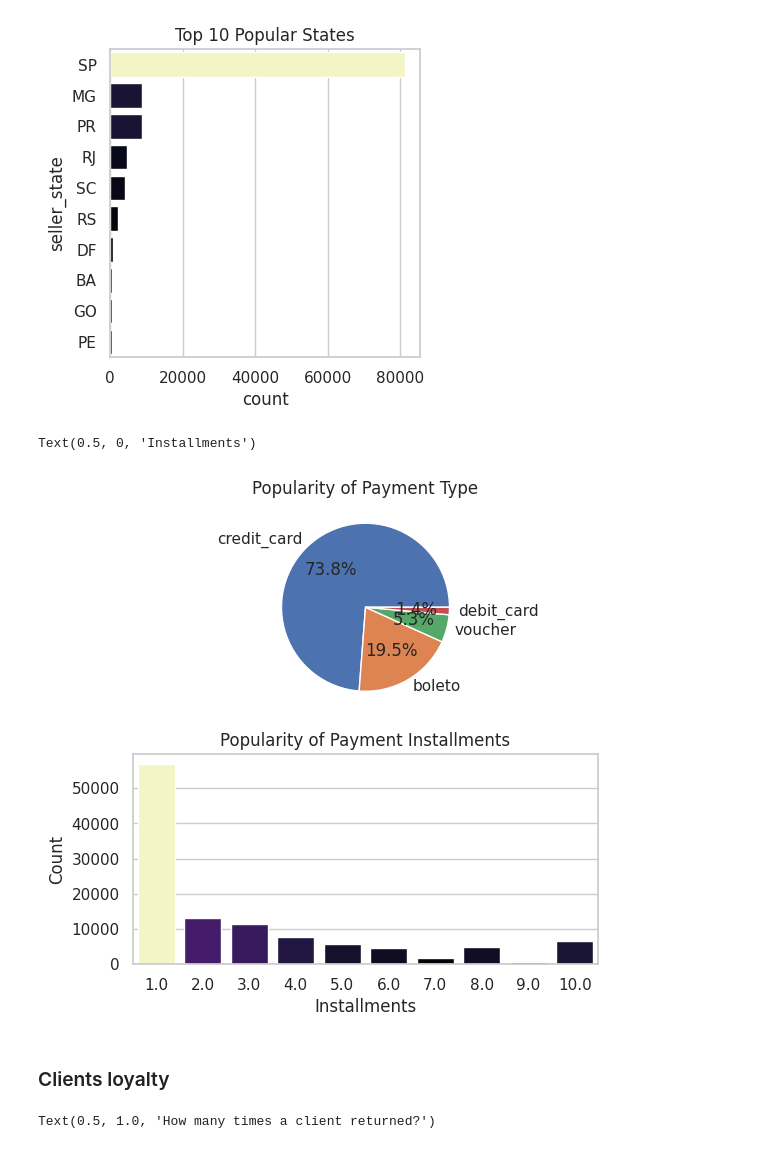
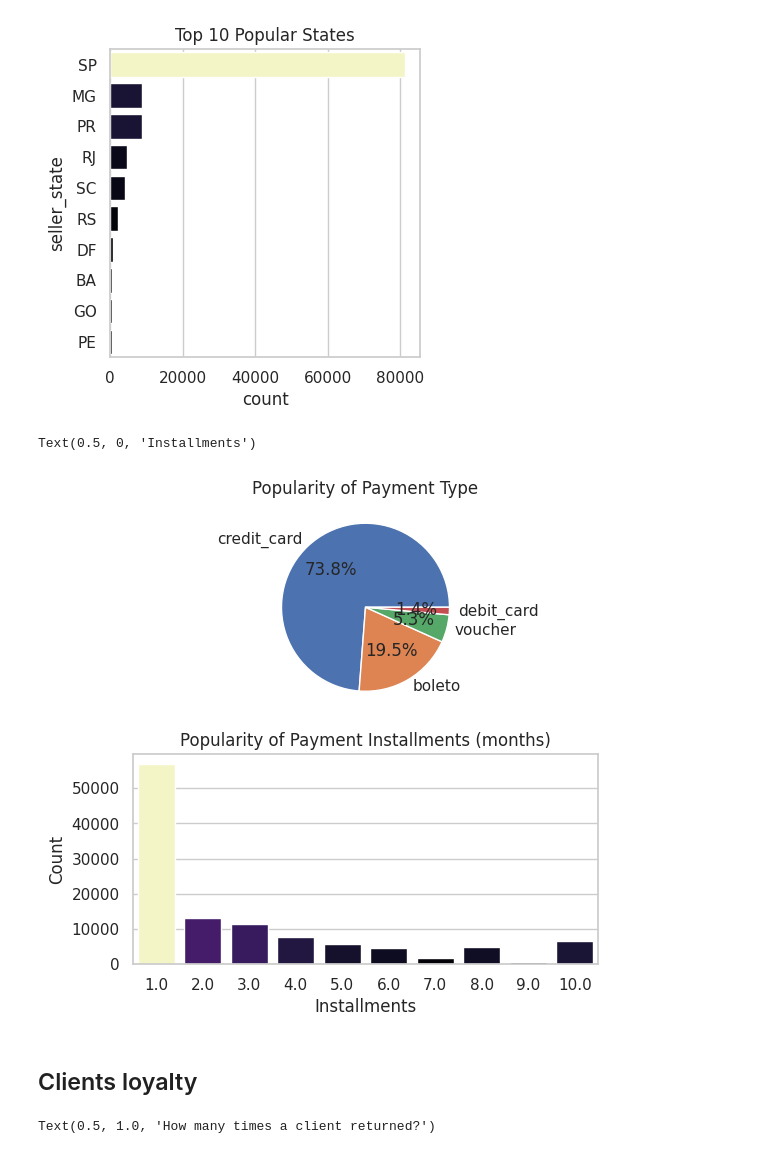
Before and after one commit to SaruboDev/Portfolio-Projects, a Jupyter notebook: Full-EDA/OlistAnalysis/eda_complete.ipynb, the cells around one changed output. Cells and saved outputs as stored; diff of their text form; code cells hidden in the pictures.

```diff
--- a/Full-EDA/OlistAnalysis/eda_complete.ipynb
+++ b/Full-EDA/OlistAnalysis/eda_complete.ipynb
@@ -166,34 +168,34 @@ Text(0.5, 1.0, 'Top 10 Popular States')
 # %%
 df_popular_payment_type = df["payment_type"].value_counts().head(10).reset_index()
 df_popular_payment_installments = df["payment_installments"].value_counts().head(10).reset_index()
 
 sns.set_theme(style = "whitegrid")
 fig, ax = plt.subplots(2, 1, figsize = (6, 6))
 
 ax[0].pie(
     labels = df_popular_payment_type["payment_type"],
     x = df_popular_payment_type["count"],
     autopct = "%1.1f%%"
 )
 ax[0].set_title("Popularity of Payment Type")
 
 sns.barplot(
     data = df_popular_payment_installments,
     x = "payment_installments",
     y = "count",
     palette = "magma",
     hue = "count",
     legend = False,
     ax = ax[1]
 )
-ax[1].set_title("Popularity of Payment Installments")
+ax[1].set_title("Popularity of Payment Installments (months)")
 ax[1].set_ylabel("Count")
 ax[1].set_xlabel("Installments")
 # %% [output]
 Text(0.5, 0, 'Installments')
-[figure, old version]
+[figure, new version]
 # %% [markdown]
-### Clients loyalty
+## Clients loyalty
 # %%
 fidelity_df = df[["order_purchase_timestamp", "customer_unique_id"]]
 fidelity_df["order_purchase_timestamp"] = fidelity_df["order_purchase_timestamp"].dt.date
```
Also changed, not shown: parts of 35 cells of this notebook, 2 other files.
